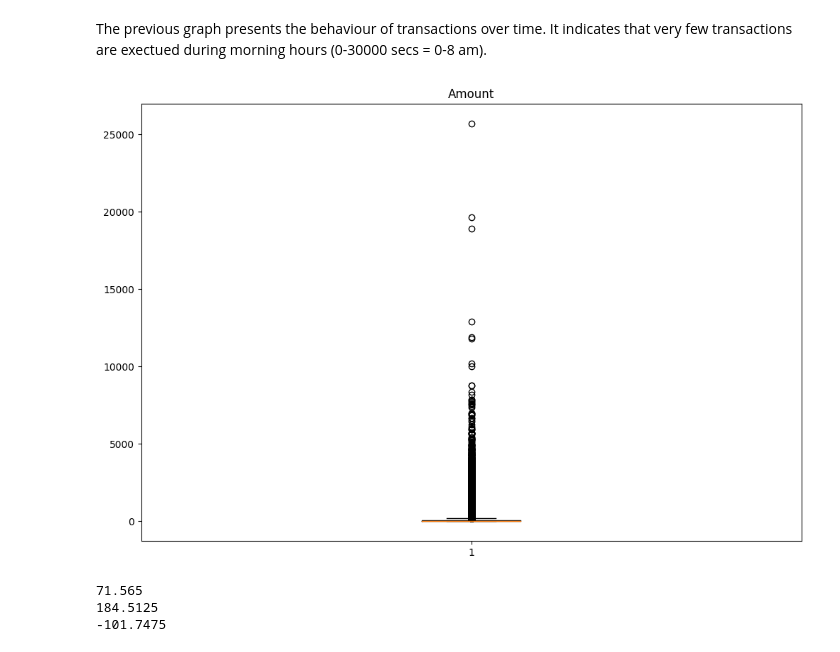
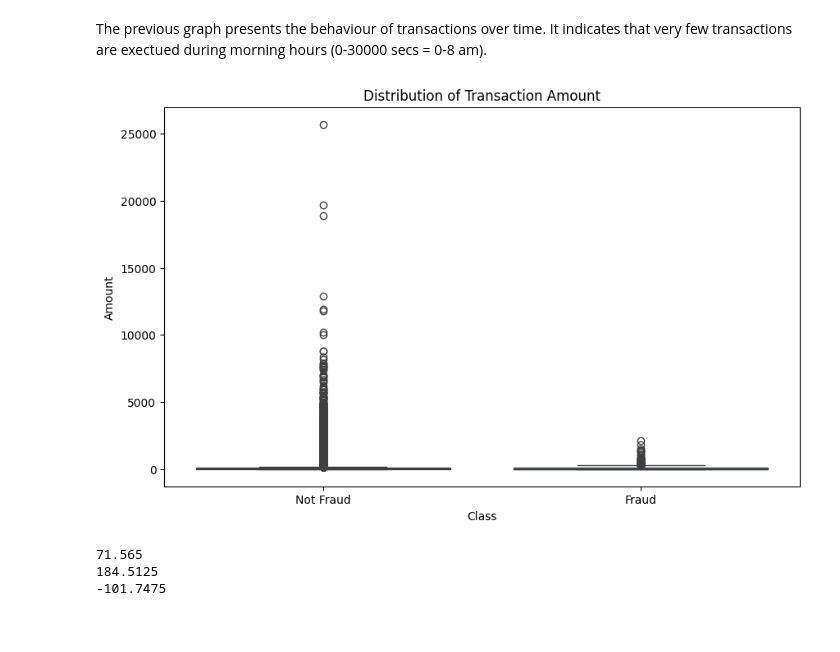
Before and after one commit to dars180602/Credit-Card-Fraud-Detection, a Jupyter notebook: Credit_Card_Fraud_Detection.ipynb, the cells around one changed output. Drawn from its saved outputs; the diff is of its cells as text; code cells hidden in the pictures.

```diff
--- a/Credit_Card_Fraud_Detection.ipynb
+++ b/Credit_Card_Fraud_Detection.ipynb
@@ -315,16 +318,19 @@ plt.show()
 [figure]
 # %% [markdown]
 The previous graph presents the behaviour of transactions over time. It indicates that very few transactions are exectued during morning hours (0-30000 secs = 0-8 am).
-# %%
-# Identify Amount outliers
-# Create boxplots for all features
-plt.figure(figsize=(12, 8))  # Set the figure size
-plt.boxplot(df["Amount"])
-plt.title("Amount")
-
-plt.show()  # Show the plot
-# %% [output]
-[figure, removed]
+# %%
+
+
+# Visualización de la distribución de la variable "Amount"
+plt.figure(figsize=(10, 6))
+sns.boxplot(data=df, x='Class', y='Amount')
+plt.title('Distribution of Transaction Amount')
+plt.xlabel('Class')
+plt.ylabel('Amount')
+plt.xticks([0, 1], ['Not Fraud', 'Fraud'])
+plt.show()
+# %% [output]
+[figure, added]
 # %%
 # Remove outliers for each feature
 
```
Also changed, not shown: parts of 21 cells of this notebook.
